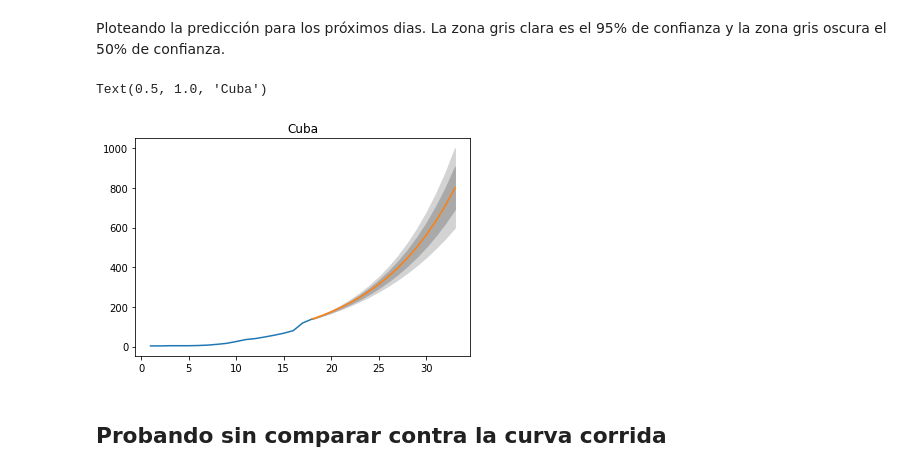
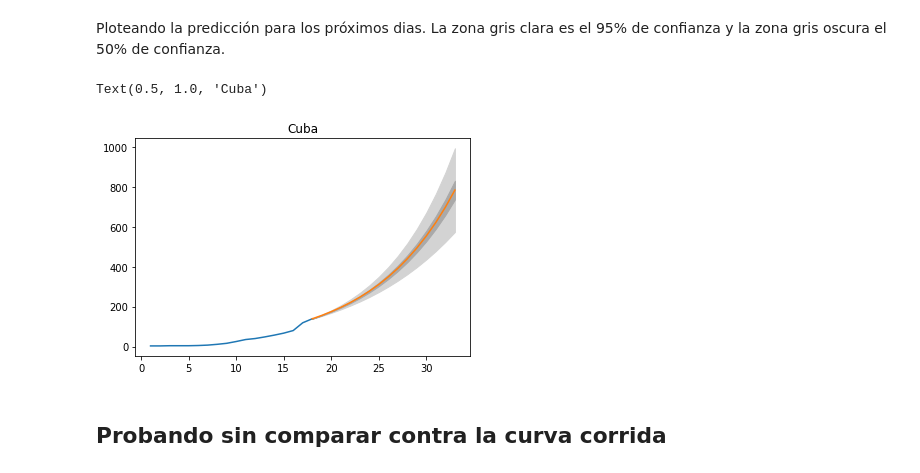
Before and after one commit to matcom/covid19-analysis, a Jupyter notebook: notebooks/predict_cuba.ipynb, the cells around one changed output. Saved outputs shown, nothing was run; the diff lists cells and outputs as text; code cells hidden in the pictures.

```diff
--- a/notebooks/predict_cuba.ipynb
+++ b/notebooks/predict_cuba.ipynb
@@ -302,18 +302,18 @@ Ploteando la predicción para los próximos dias. La zona gris clara es el 95% d
 # %%
 plt.plot(range(1, len(serie)+1), serie)
 plt.plot(range(len(serie)+1-previous, len(serie)+1+len(ymean)-previous), ymean)
 plt.fill_between(range(len(serie)+1-previous, len(serie)+1+len(ymean)-previous),
                  ymean-ystdv*3,
                  ymean+ystdv*3,
                  color='lightgrey')
 plt.fill_between(range(len(serie)+1-previous, len(serie)+1+len(ymean)-previous),
-                 ymean-ystdv*1.6,
-                 ymean+ystdv*1.6,
+                 ymean-ystdv*0.67,
+                 ymean+ystdv*0.67,
                  color='darkgrey')
 plt.title("Cuba")
 # %% [output]
 Text(0.5, 1.0, 'Cuba')
-[figure, old version]
+[figure, new version]
 # %% [markdown]
 ## Probando sin comparar contra la curva corrida
 # %%
```
Also changed, not shown: parts of 6 cells of this notebook.
